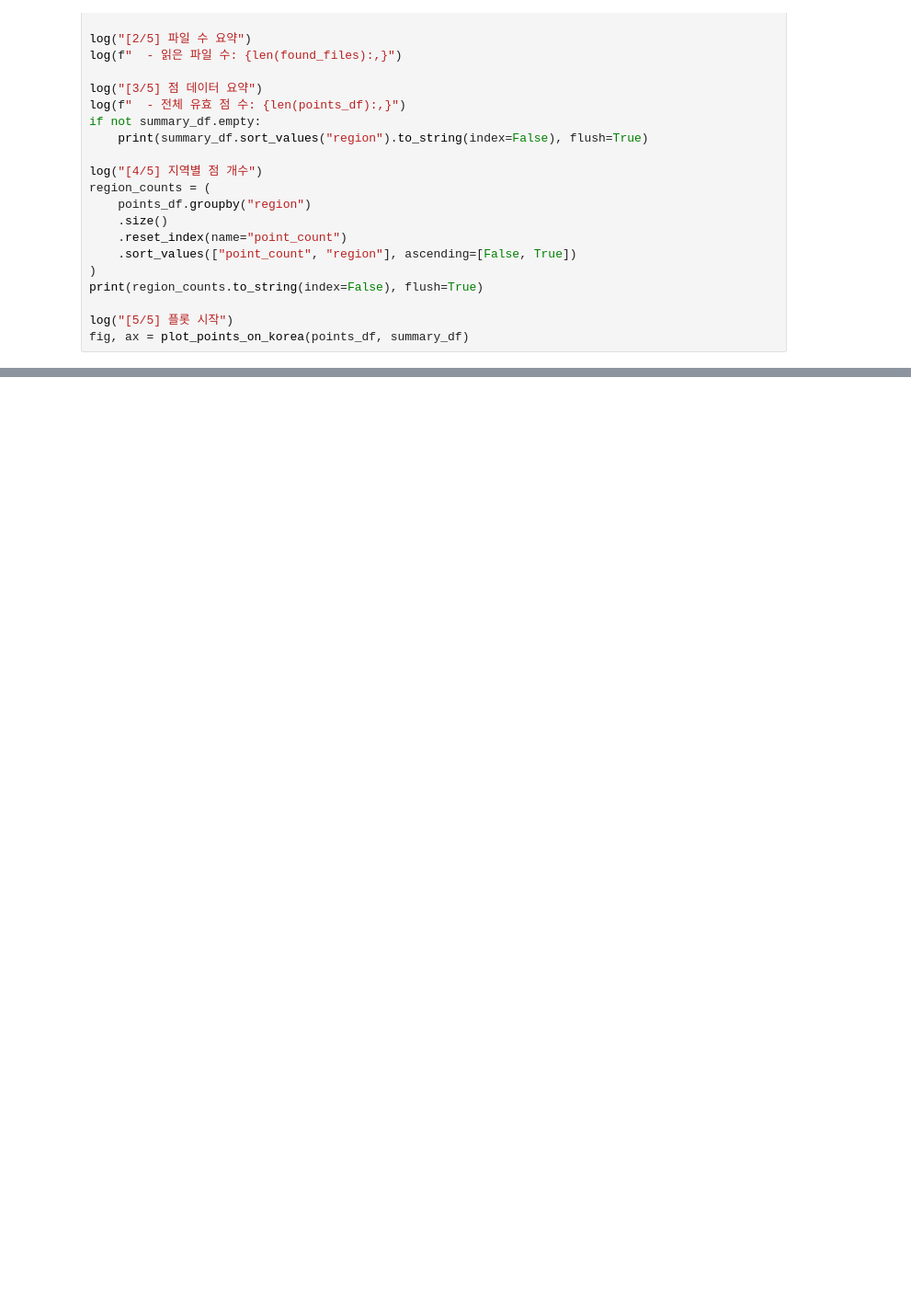
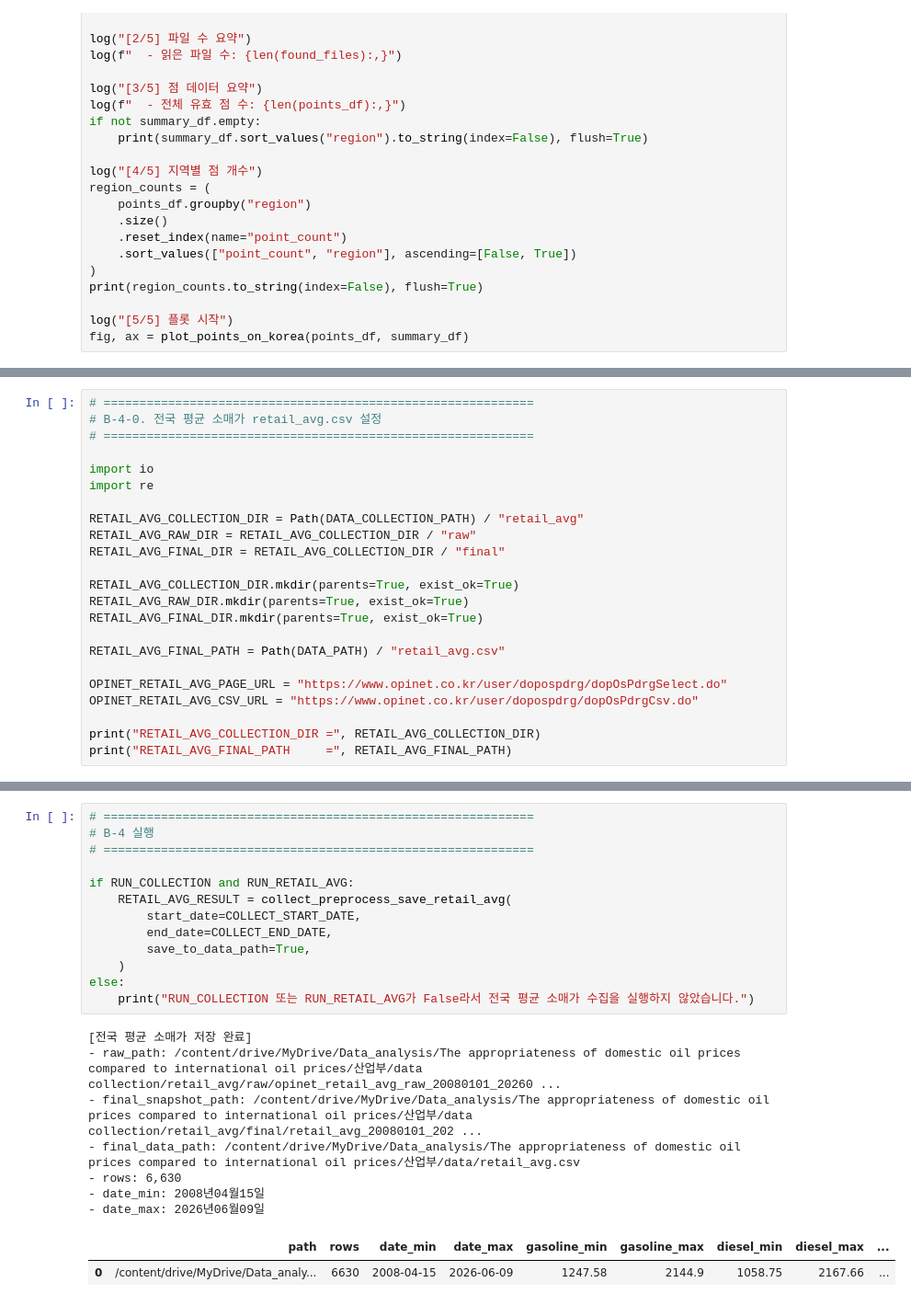
Before and after one commit to BrightAsh/k-fuel-fair-price, a Jupyter notebook: analysis-modeling/06_external_data_collection/06_external_data_collection.ipynb, the cells around one changed output, grey strips where cells are left out. Shown at 92% size. Saved outputs shown, nothing was run; the diff lists cells and outputs as text; blank space fills up the shorter version.

```diff
--- a/analysis-modeling/06_external_data_collection/06_external_data_collection.ipynb
+++ b/analysis-modeling/06_external_data_collection/06_external_data_collection.ipynb
@@ -3958,0 +5107,23 @@ fig, ax = plot_points_on_korea(points_df, summary_df)
+# %%
+# ============================================================
+# B-4-0. 전국 평균 소매가 retail_avg.csv 설정
+# ============================================================
+
+import io
+import re
+
+RETAIL_AVG_COLLECTION_DIR = Path(DATA_COLLECTION_PATH) / "retail_avg"
+RETAIL_AVG_RAW_DIR = RETAIL_AVG_COLLECTION_DIR / "raw"
+RETAIL_AVG_FINAL_DIR = RETAIL_AVG_COLLECTION_DIR / "final"
+
+RETAIL_AVG_COLLECTION_DIR.mkdir(parents=True, exist_ok=True)
+RETAIL_AVG_RAW_DIR.mkdir(parents=True, exist_ok=True)
+RETAIL_AVG_FINAL_DIR.mkdir(parents=True, exist_ok=True)
+
+RETAIL_AVG_FINAL_PATH = Path(DATA_PATH) / "retail_avg.csv"
+
+OPINET_RETAIL_AVG_PAGE_URL = "https://www.opinet.co.kr/user/dopospdrg/dopOsPdrgSelect.do"
+OPINET_RETAIL_AVG_CSV_URL = "https://www.opinet.co.kr/user/dopospdrg/dopOsPdrgCsv.do"
+
+print("RETAIL_AVG_COLLECTION_DIR =", RETAIL_AVG_COLLECTION_DIR)
+print("RETAIL_AVG_FINAL_PATH     =", RETAIL_AVG_FINAL_PATH)
@@ -3958,0 +5401,23 @@ fig, ax = plot_points_on_korea(points_df, summary_df)
+# %%
+# ============================================================
+# B-4 실행
+# ============================================================
+
+if RUN_COLLECTION and RUN_RETAIL_AVG:
+    RETAIL_AVG_RESULT = collect_preprocess_save_retail_avg(
+        start_date=COLLECT_START_DATE,
+        end_date=COLLECT_END_DATE,
+        save_to_data_path=True,
+    )
+else:
+    print("RUN_COLLECTION 또는 RUN_RETAIL_AVG가 False라서 전국 평균 소매가 수집을 실행하지 않았습니다.")
+# %% [output]
+[전국 평균 소매가 저장 완료]
+- raw_path: /content/drive/MyDrive/Data_analysis/The appropriateness of domestic oil prices compared to international oil prices/산업부/data collection/retail_avg/raw/opinet_retail_avg_raw_20080101_20260 ...
+- final_snapshot_path: /content/drive/MyDrive/Data_analysis/The appropriateness of domestic oil prices compared to international oil prices/산업부/data collection/retail_avg/final/retail_avg_20080101_202 ...
+- final_data_path: /content/drive/MyDrive/Data_analysis/The appropriateness of domestic oil prices compared to international oil prices/산업부/data/retail_avg.csv
+- rows: 6,630
+- date_min: 2008년04월15일
+- date_max: 2026년06월09일
+|  | path | rows | date_min | date_max | gasoline_min | gasoline_max | diesel_min | diesel_max | ... |
+| 0 | /content/drive/MyDrive/Data_analy... | 6630 | 2008-04-15 | 2026-06-09 | 1247.58 | 2144.9 | 1058.75 | 2167.66 | ... |
```
Also changed, not shown: parts of 68 cells of this notebook, 2 other files.
